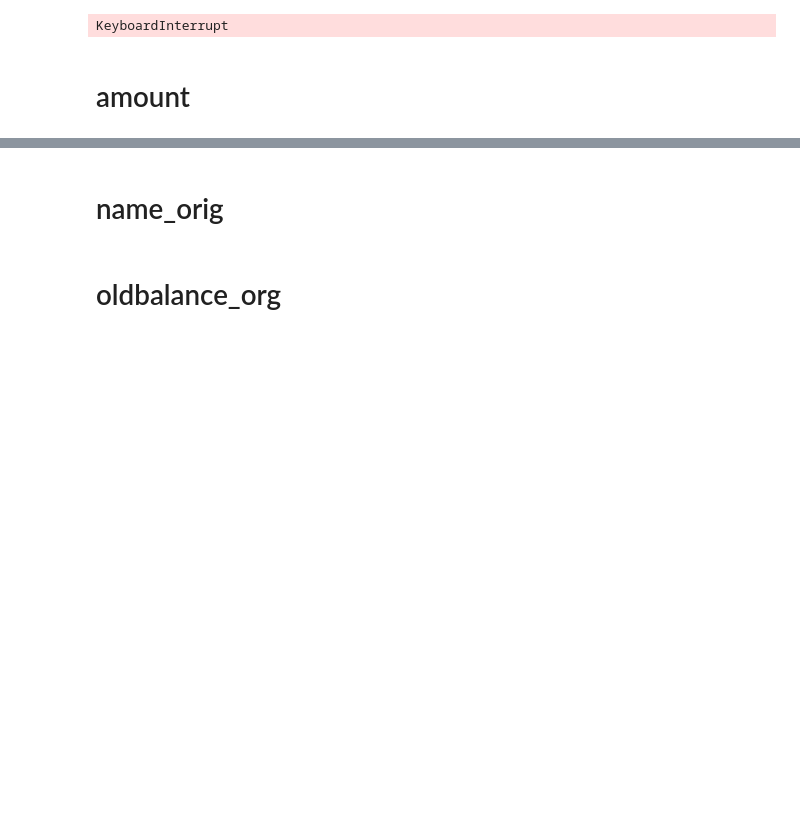
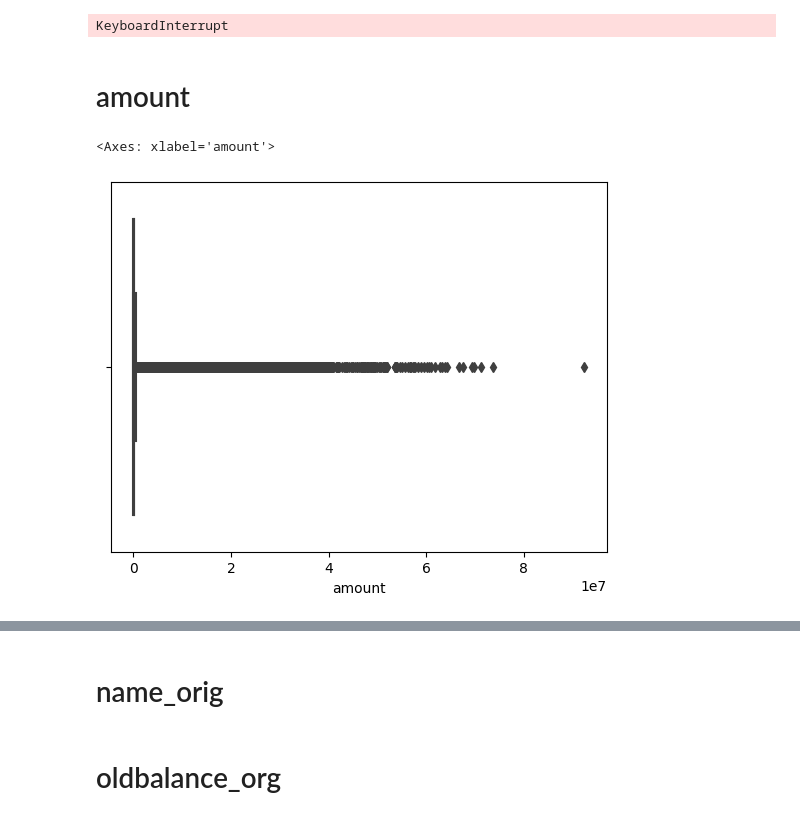
Before and after one commit to ylmoura/fraud_detection, a Jupyter notebook: notebooks/2.0_eda.ipynb, the cells around one changed output, grey strips where cells are left out. Saved outputs shown, nothing was run; the diff lists cells and outputs as text; code cells hidden in the pictures; blank space fills up the shorter version.

```diff
--- a/notebooks/2.0_eda.ipynb
+++ b/notebooks/2.0_eda.ipynb
@@ -300,0 +329,5 @@ plt.show()
+# %%
+sns.boxplot(x=data['amount'])
+# %% [output]
+<Axes: xlabel='amount'>
+[figure, added]
```
Also changed, not shown: parts of 13 cells of this notebook, 6 other files.
